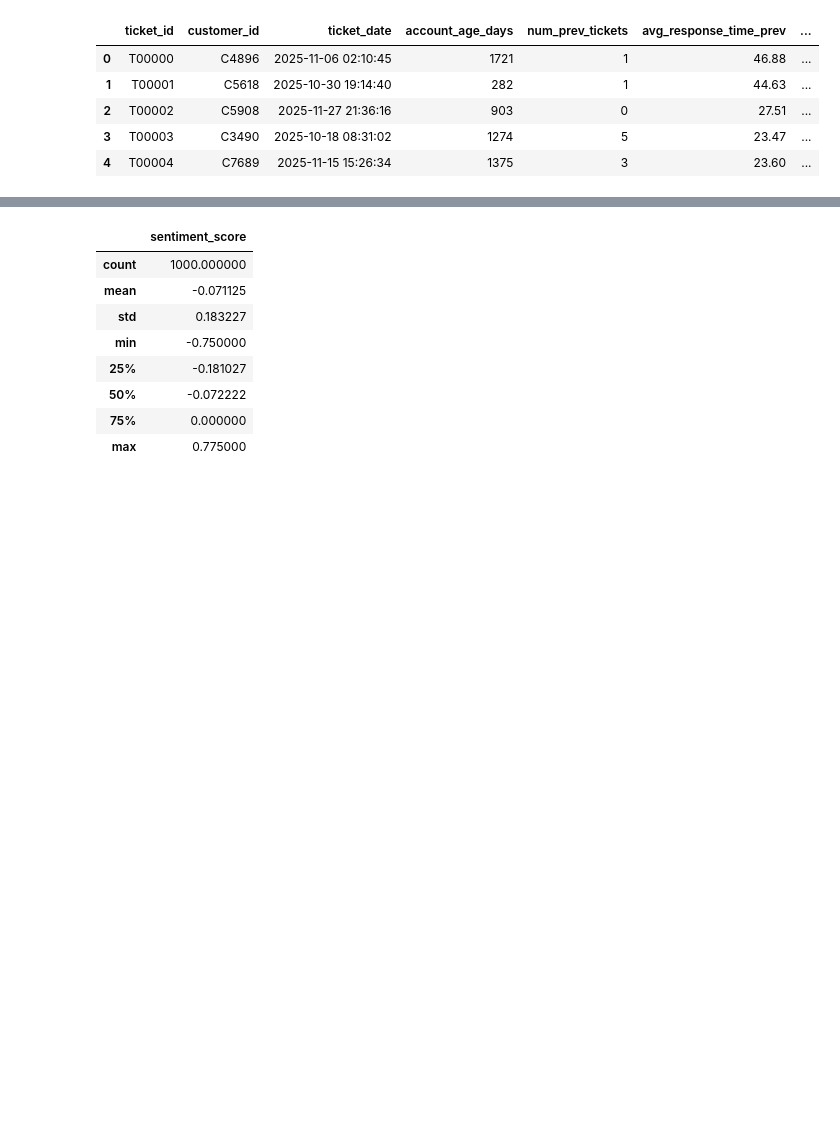
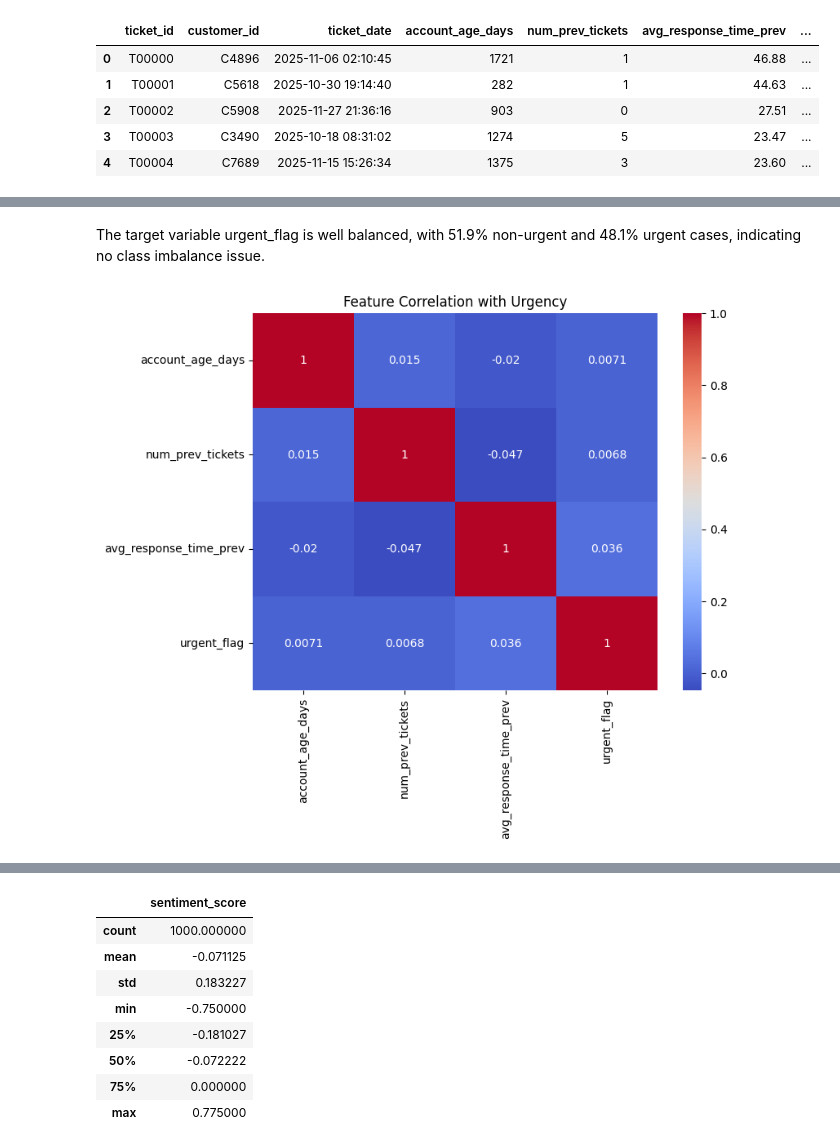
Before and after one commit to Bushraaaaaaaa/WIE3007-DMW-GroupAssignment, a Jupyter notebook: DMW_GroupProject.ipynb, the cells around one changed output, grey strips where cells are left out. Saved outputs shown, nothing was run; the diff lists cells and outputs as text; code cells hidden in the pictures; blank space fills up the shorter version.

```diff
--- a/DMW_GroupProject.ipynb
+++ b/DMW_GroupProject.ipynb
@@ -265,0 +302,15 @@ df.head()
+# %% [markdown]
+The target variable urgent_flag is well balanced, with 51.9% non-urgent and 48.1% urgent cases, indicating no class imbalance issue.
+# %%
+import matplotlib.pyplot as plt
+import seaborn as sns
+
+# Select numeric columns only
+numeric_cols = ["account_age_days", "num_prev_tickets", "avg_response_time_prev"]
+
+plt.figure(figsize=(8,6))
+sns.heatmap(df[numeric_cols + ["urgent_flag"]].corr(), annot=True, cmap="coolwarm")
+plt.title("Feature Correlation with Urgency")
+plt.show()
+# %% [output]
+[figure, added]
```
Also changed, not shown: parts of 43 cells of this notebook.
